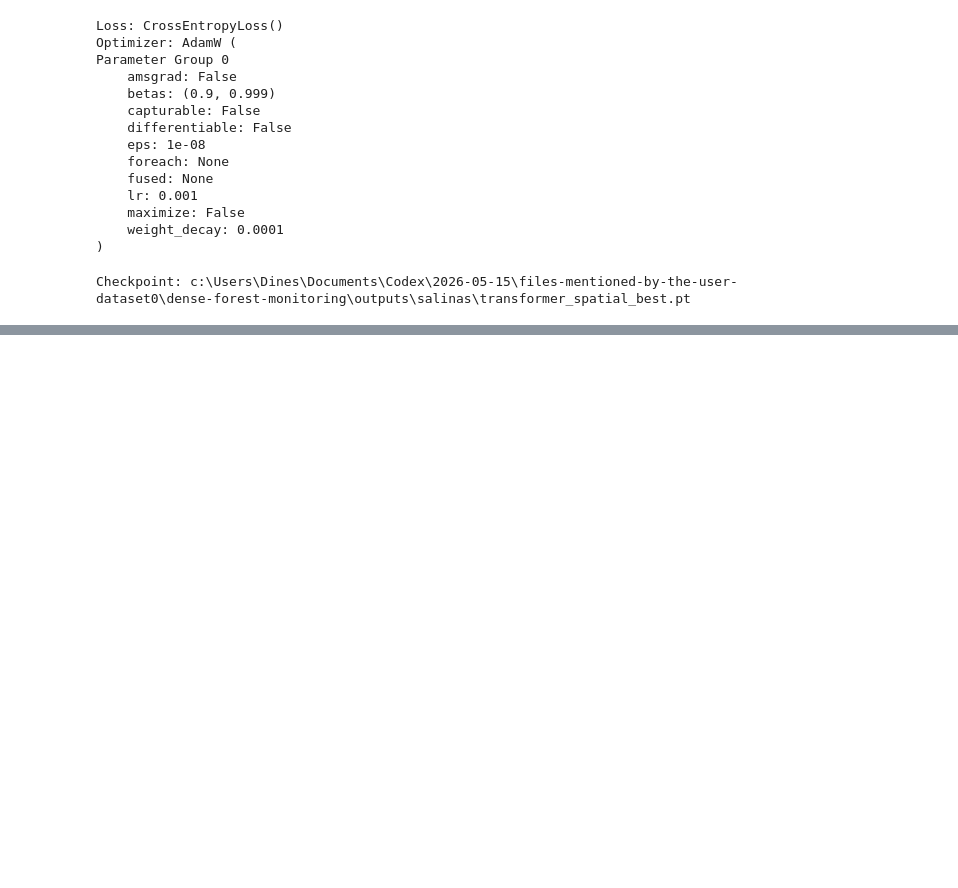
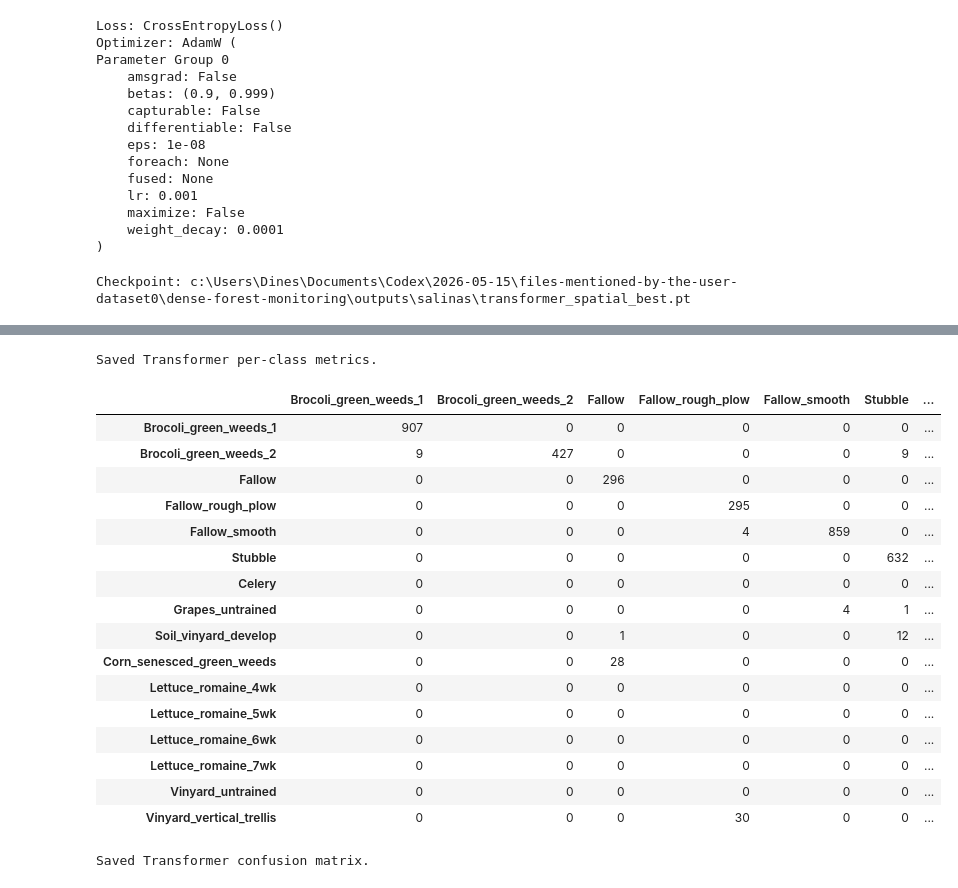
Before and after one commit to N-0-MAD/Efficient-Spatial-Spectral-Deep-Learning-for-Hyperspectral-Image, a Jupyter notebook: notebooks/transformer_spatial_experiment.ipynb, the cells around one changed output, grey strips where cells are left out. Saved outputs shown, nothing was run; the diff lists cells and outputs as text; code cells hidden in the pictures; blank space fills up the shorter version.

Commit message:
Add spatial experiments and hybrid ablation results

```diff
--- a/notebooks/transformer_spatial_experiment.ipynb
+++ b/notebooks/transformer_spatial_experiment.ipynb
@@ -441,0 +460,29 @@ Epoch 10 | Loss: 0.0370 | Val Acc: 0.8957 | Val Macro-F1: 0.8286
+# %%
+@torch.no_grad()
+def collect_predictions(model, loader):
+    model.eval()
+
+    all_true = []
+    all_pred = []
+
+    for x, y in tqdm(loader, desc="Collecting Transformer test predictions"):
+        x = x.to(device=device, dtype=torch.float32)
+
+        logits = model(x)
+        pred = logits.argmax(dim=1).cpu().numpy()
+
+        all_pred.append(pred)
+        all_true.append(y.numpy())
+
+    y_true = np.concatenate(all_true)
+    y_pred = np.concatenate(all_pred)
+
+    return y_true, y_pred
+# %%
+y_test, y_pred = collect_predictions(
+    model,
+    test_loader
+)
+
+print("Number of test samples:", len(y_test))
+print("Predictions:", len(y_pred))
@@ -441,0 +539,50 @@ Epoch 10 | Loss: 0.0370 | Val Acc: 0.8957 | Val Macro-F1: 0.8286
+# %%
+transformer_report_df.to_csv(
+    outputs_dir / "transformer_spatial_per_class_metrics.csv"
+)
+
+print("Saved Transformer per-class metrics.")
+# %% [output]
+Saved Transformer per-class metrics.
+# %%
+from sklearn.metrics import confusion_matrix
+
+cm = confusion_matrix(
+    y_test,
+    y_pred,
+    labels=np.arange(len(SALINAS_CLASS_NAMES)),
+)
+
+transformer_cm_df = pd.DataFrame(
+    cm,
+    index=SALINAS_CLASS_NAMES,
+    columns=SALINAS_CLASS_NAMES,
+)
+
+display(transformer_cm_df)
+# %% [output]
+|  | Brocoli_green_weeds_1 | Brocoli_green_weeds_2 | Fallow | Fallow_rough_plow | Fallow_smooth | Stubble | ... |
+| Brocoli_green_weeds_1 | 907 | 0 | 0 | 0 | 0 | 0 | ... |
+| Brocoli_green_weeds_2 | 9 | 427 | 0 | 0 | 0 | 9 | ... |
+| Fallow | 0 | 0 | 296 | 0 | 0 | 0 | ... |
+| Fallow_rough_plow | 0 | 0 | 0 | 295 | 0 | 0 | ... |
+| Fallow_smooth | 0 | 0 | 0 | 4 | 859 | 0 | ... |
+| Stubble | 0 | 0 | 0 | 0 | 0 | 632 | ... |
+| Celery | 0 | 0 | 0 | 0 | 0 | 0 | ... |
+| Grapes_untrained | 0 | 0 | 0 | 0 | 4 | 1 | ... |
+| Soil_vinyard_develop | 0 | 0 | 1 | 0 | 0 | 12 | ... |
+| Corn_senesced_green_weeds | 0 | 0 | 28 | 0 | 0 | 0 | ... |
+| Lettuce_romaine_4wk | 0 | 0 | 0 | 0 | 0 | 0 | ... |
+| Lettuce_romaine_5wk | 0 | 0 | 0 | 0 | 0 | 0 | ... |
+| Lettuce_romaine_6wk | 0 | 0 | 0 | 0 | 0 | 0 | ... |
+| Lettuce_romaine_7wk | 0 | 0 | 0 | 0 | 0 | 0 | ... |
+| Vinyard_untrained | 0 | 0 | 0 | 0 | 0 | 0 | ... |
+| Vinyard_vertical_trellis | 0 | 0 | 0 | 30 | 0 | 0 | ... |
+# %%
+transformer_cm_df.to_csv(
+    outputs_dir / "transformer_spatial_confusion_matrix.csv"
+)
+
+print("Saved Transformer confusion matrix.")
+# %% [output]
+Saved Transformer confusion matrix.
```
Also changed, not shown: parts of 10 cells of this notebook, 45 other files.
